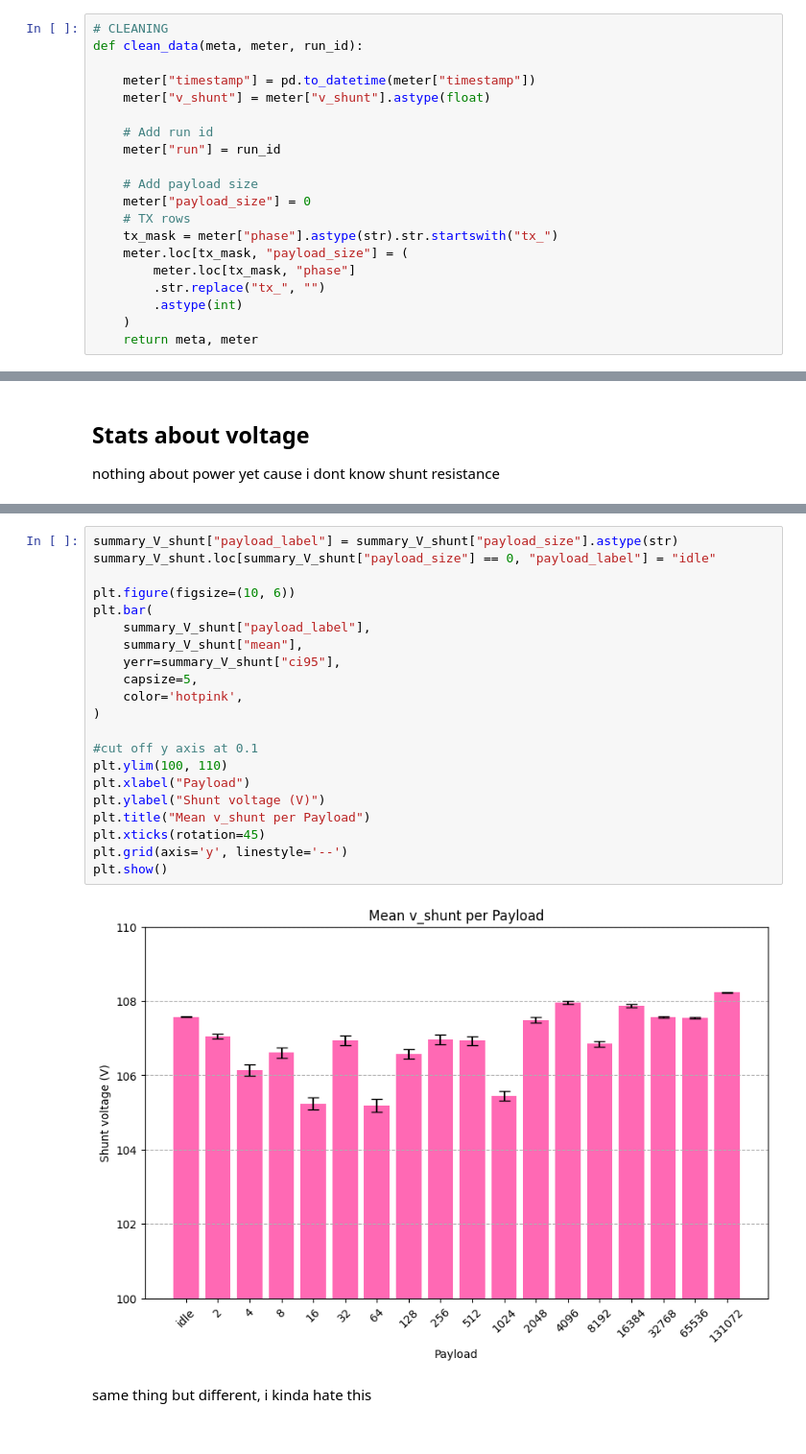
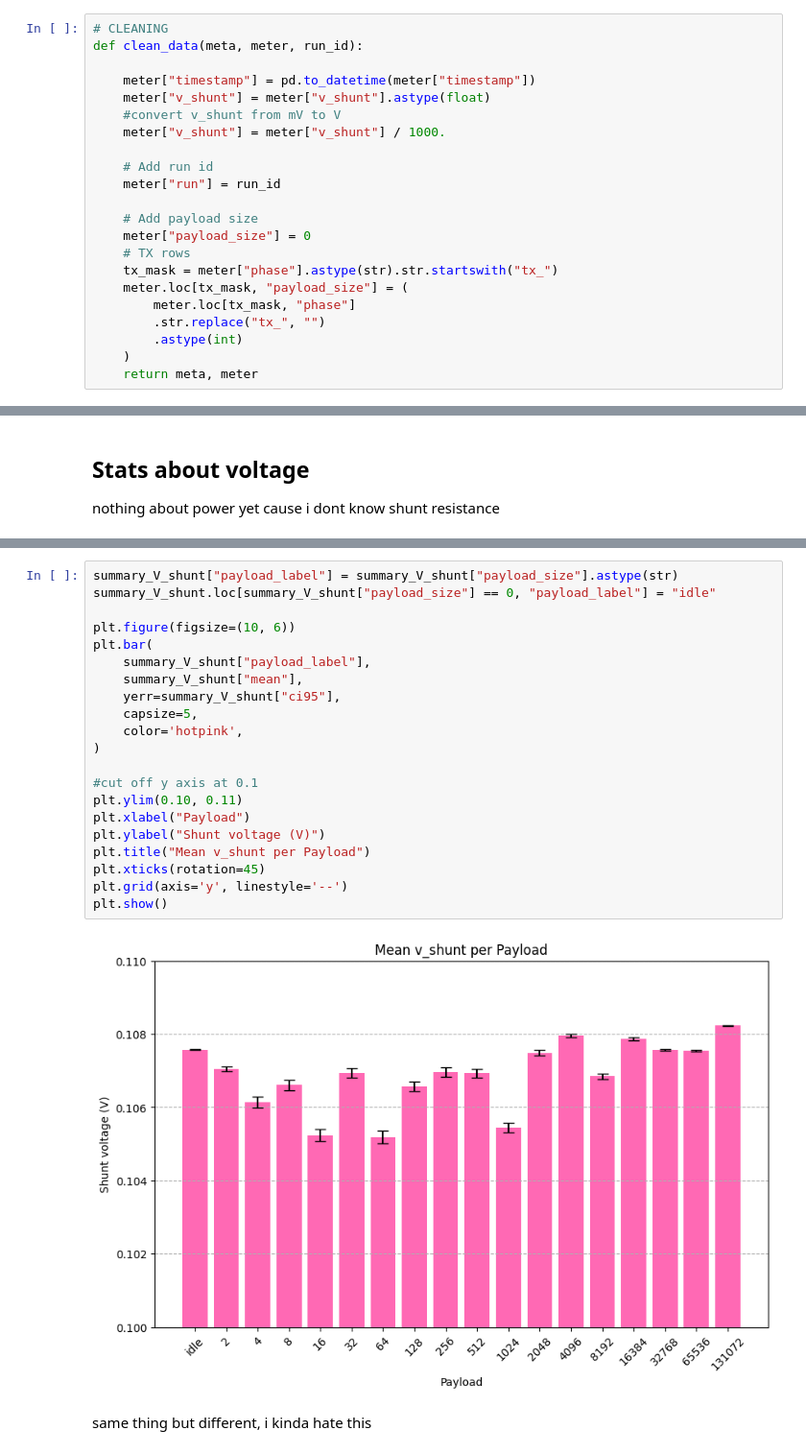
Before and after one commit to julianluca04/BTR, a Jupyter notebook: experiments/WiFi/experiment 1 (all in one)/visualization.ipynb, the cells around one changed output, grey strips where cells are left out. Shown at 96% size. Cells and saved outputs as stored; diff of their text form.

Commit message:
converted to volts 	modified:   experiments/WiFi/experiment 1 (all in one)/visualization.ipynb

```diff
--- a/experiments/WiFi/experiment 1 (all in one)/visualization.ipynb
+++ b/experiments/WiFi/experiment 1 (all in one)/visualization.ipynb
@@ -62,6 +62,8 @@ def clean_data(meta, meter, run_id):
 
     meter["timestamp"] = pd.to_datetime(meter["timestamp"])
     meter["v_shunt"] = meter["v_shunt"].astype(float)
+    #convert v_shunt from mV to V
+    meter["v_shunt"] = meter["v_shunt"] / 1000.
 
     # Add run id
     meter["run"] = run_id
@@ -630,26 +632,26 @@ print(summary_V_shunt)
 # %%
 summary_V_shunt["payload_label"] = summary_V_shunt["payload_size"].astype(str)
 summary_V_shunt.loc[summary_V_shunt["payload_size"] == 0, "payload_label"] = "idle"
 
 plt.figure(figsize=(10, 6))
 plt.bar(
     summary_V_shunt["payload_label"],
     summary_V_shunt["mean"],
     yerr=summary_V_shunt["ci95"],
     capsize=5,
     color='hotpink',
 )
 
 #cut off y axis at 0.1
-plt.ylim(100, 110)
+plt.ylim(0.10, 0.11)
 plt.xlabel("Payload")
 plt.ylabel("Shunt voltage (V)")
 plt.title("Mean v_shunt per Payload")
 plt.xticks(rotation=45)
 plt.grid(axis='y', linestyle='--')
 plt.show()
 # %% [output]
-[figure, old version]
+[figure, new version]
 # %% [markdown]
 same thing but different, i kinda hate this
 # %%
```
Also changed, not shown: parts of 17 cells of this notebook.
